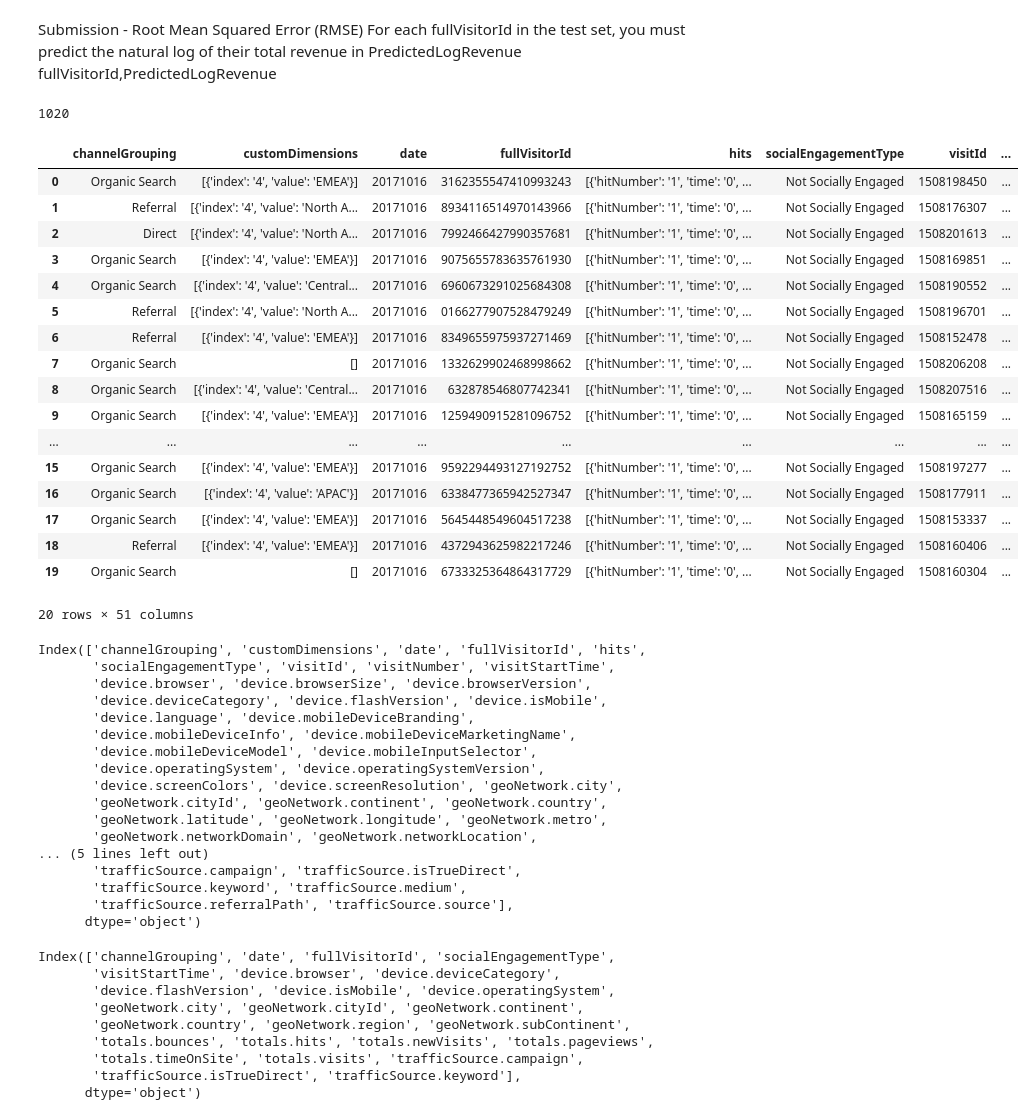
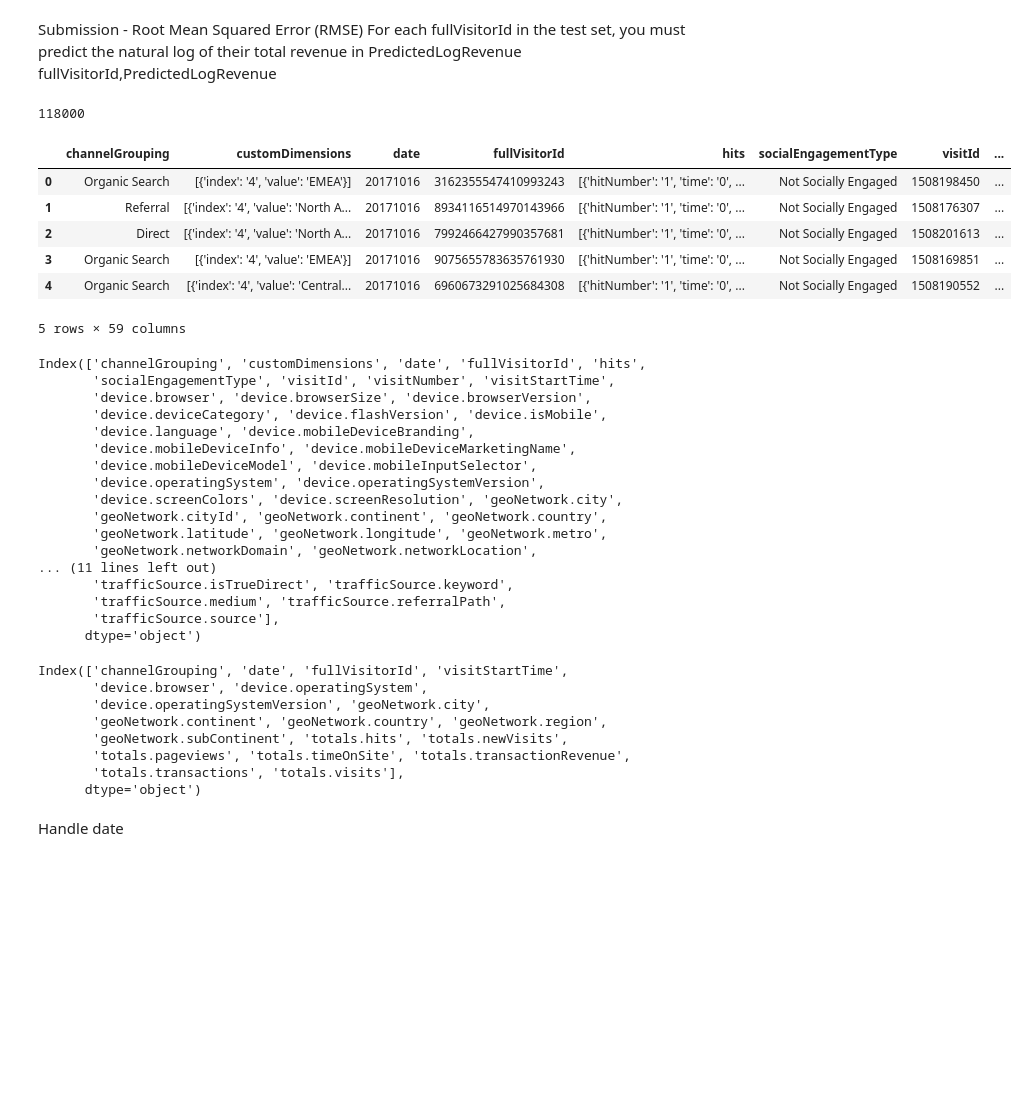
Before and after one commit to gane-dev/DeepLearning, a Jupyter notebook: GoogleRevenuePrediction.ipynb, the cells around one changed output. Cells and saved outputs as stored; diff of their text form; code cells hidden in the pictures; blank space fills up the shorter version.

```diff
--- a/GoogleRevenuePrediction.ipynb
+++ b/GoogleRevenuePrediction.ipynb
@@ -31,4 +34,4 @@ from pandas.io.json import json_normalize # to normalize the json fi
 # json columns
 columns = ['device', 'geoNetwork', 'totals', 'trafficSource']
 # %%
-PATH=Path('../data/kg-google/')
+PATH=Path('data/kg-google/')
@@ -38,7 +43,7 @@ def json_read(filename):
                      converters={column: json.loads for column in columns},
                      dtype={'fullVisitorId': 'str'},
 #                      skiprows=lambda i : i> 0 and random.random() > p
-                     nrows=20
+                     nrows=2000
                     )
 
     for column in columns:
@@ -53,30 +59,20 @@ df_train = json_read('train_v2.csv')
 # %%
 df_train.size
 # %% [output]
-1020
+118000
 # %%
-df_train
+df_train.head()
 # %% [output]
 |  | channelGrouping | customDimensions | date | fullVisitorId | hits | socialEngagementType | visitId | ... |
 | 0 | Organic Search | [{'index': '4', 'value': 'EMEA'}] | 20171016 | 3162355547410993243 | [{'hitNumber': '1', 'time': '0', ... | Not Socially Engaged | 1508198450 | ... |
 | 1 | Referral | [{'index': '4', 'value': 'North A... | 20171016 | 8934116514970143966 | [{'hitNumber': '1', 'time': '0', ... | Not Socially Engaged | 1508176307 | ... |
 | 2 | Direct | [{'index': '4', 'value': 'North A... | 20171016 | 7992466427990357681 | [{'hitNumber': '1', 'time': '0', ... | Not Socially Engaged | 1508201613 | ... |
 | 3 | Organic Search | [{'index': '4', 'value': 'EMEA'}] | 20171016 | 9075655783635761930 | [{'hitNumber': '1', 'time': '0', ... | Not Socially Engaged | 1508169851 | ... |
 | 4 | Organic Search | [{'index': '4', 'value': 'Central... | 20171016 | 6960673291025684308 | [{'hitNumber': '1', 'time': '0', ... | Not Socially Engaged | 1508190552 | ... |
-| 5 | Referral | [{'index': '4', 'value': 'North A... | 20171016 | 0166277907528479249 | [{'hitNumber': '1', 'time': '0', ... | Not Socially Engaged | 1508196701 | ... |
-| 6 | Referral | [{'index': '4', 'value': 'EMEA'}] | 20171016 | 8349655975937271469 | [{'hitNumber': '1', 'time': '0', ... | Not Socially Engaged | 1508152478 | ... |
-| 7 | Organic Search | [] | 20171016 | 1332629902468998662 | [{'hitNumber': '1', 'time': '0', ... | Not Socially Engaged | 1508206208 | ... |
-| 8 | Organic Search | [{'index': '4', 'value': 'Central... | 20171016 | 632878546807742341 | [{'hitNumber': '1', 'time': '0', ... | Not Socially Engaged | 1508207516 | ... |
-| 9 | Organic Search | [{'index': '4', 'value': 'EMEA'}] | 20171016 | 1259490915281096752 | [{'hitNumber': '1', 'time': '0', ... | Not Socially Engaged | 1508165159 | ... |
-| ... | ... | ... | ... | ... | ... | ... | ... | ... |
-| 15 | Organic Search | [{'index': '4', 'value': 'EMEA'}] | 20171016 | 9592294493127192752 | [{'hitNumber': '1', 'time': '0', ... | Not Socially Engaged | 1508197277 | ... |
-| 16 | Organic Search | [{'index': '4', 'value': 'APAC'}] | 20171016 | 6338477365942527347 | [{'hitNumber': '1', 'time': '0', ... | Not Socially Engaged | 1508177911 | ... |
-| 17 | Organic Search | [{'index': '4', 'value': 'EMEA'}] | 20171016 | 5645448549604517238 | [{'hitNumber': '1', 'time': '0', ... | Not Socially Engaged | 1508153337 | ... |
-| 18 | Referral | [{'index': '4', 'value': 'EMEA'}] | 20171016 | 4372943625982217246 | [{'hitNumber': '1', 'time': '0', ... | Not Socially Engaged | 1508160406 | ... |
-| 19 | Organic Search | [] | 20171016 | 6733325364864317729 | [{'hitNumber': '1', 'time': '0', ... | Not Socially Engaged | 1508160304 | ... |
-20 rows × 51 columns
+5 rows × 59 columns
 # %%
 df_train.columns
+df_test.columns
 # %% [output]
 Index(['channelGrouping', 'customDimensions', 'date', 'fullVisitorId', 'hits',
        'socialEngagementType', 'visitId', 'visitNumber', 'visitStartTime',
@@ -90,10 +86,10 @@ Index(['channelGrouping', 'customDimensions', 'date', 'fullVisitorId', 'hits',
        'geoNetwork.cityId', 'geoNetwork.continent', 'geoNetwork.country',
        'geoNetwork.latitude', 'geoNetwork.longitude', 'geoNetwork.metro',
        'geoNetwork.networkDomain', 'geoNetwork.networkLocation',
-... (5 lines left out)
-       'trafficSource.campaign', 'trafficSource.isTrueDirect',
-       'trafficSource.keyword', 'trafficSource.medium',
-       'trafficSource.referralPath', 'trafficSource.source'],
+... (11 lines left out)
+       'trafficSource.isTrueDirect', 'trafficSource.keyword',
+       'trafficSource.medium', 'trafficSource.referralPath',
+       'trafficSource.source'],
       dtype='object')
 # %%
 #columns to drop
@@ -108,12 +124,14 @@ df_train.drop(to_drop, axis=1, inplace=True)
 # %%
 df_train.columns
+df_test.columns
 # %% [output]
-Index(['channelGrouping', 'date', 'fullVisitorId', 'socialEngagementType',
-       'visitStartTime', 'device.browser', 'device.deviceCategory',
-       'device.flashVersion', 'device.isMobile', 'device.operatingSystem',
-       'geoNetwork.city', 'geoNetwork.cityId', 'geoNetwork.continent',
-       'geoNetwork.country', 'geoNetwork.region', 'geoNetwork.subContinent',
-       'totals.bounces', 'totals.hits', 'totals.newVisits', 'totals.pageviews',
-       'totals.timeOnSite', 'totals.visits', 'trafficSource.campaign',
-       'trafficSource.isTrueDirect', 'trafficSource.keyword'],
+Index(['channelGrouping', 'date', 'fullVisitorId', 'visitStartTime',
+       'device.browser', 'device.operatingSystem',
+       'device.operatingSystemVersion', 'geoNetwork.city',
+       'geoNetwork.continent', 'geoNetwork.country', 'geoNetwork.region',
+       'geoNetwork.subContinent', 'totals.hits', 'totals.newVisits',
+       'totals.pageviews', 'totals.timeOnSite', 'totals.transactionRevenue',
+       'totals.transactions', 'totals.visits'],
       dtype='object')
+# %% [markdown]
+Handle date
```
Also changed, not shown: parts of 52 cells of this notebook.
